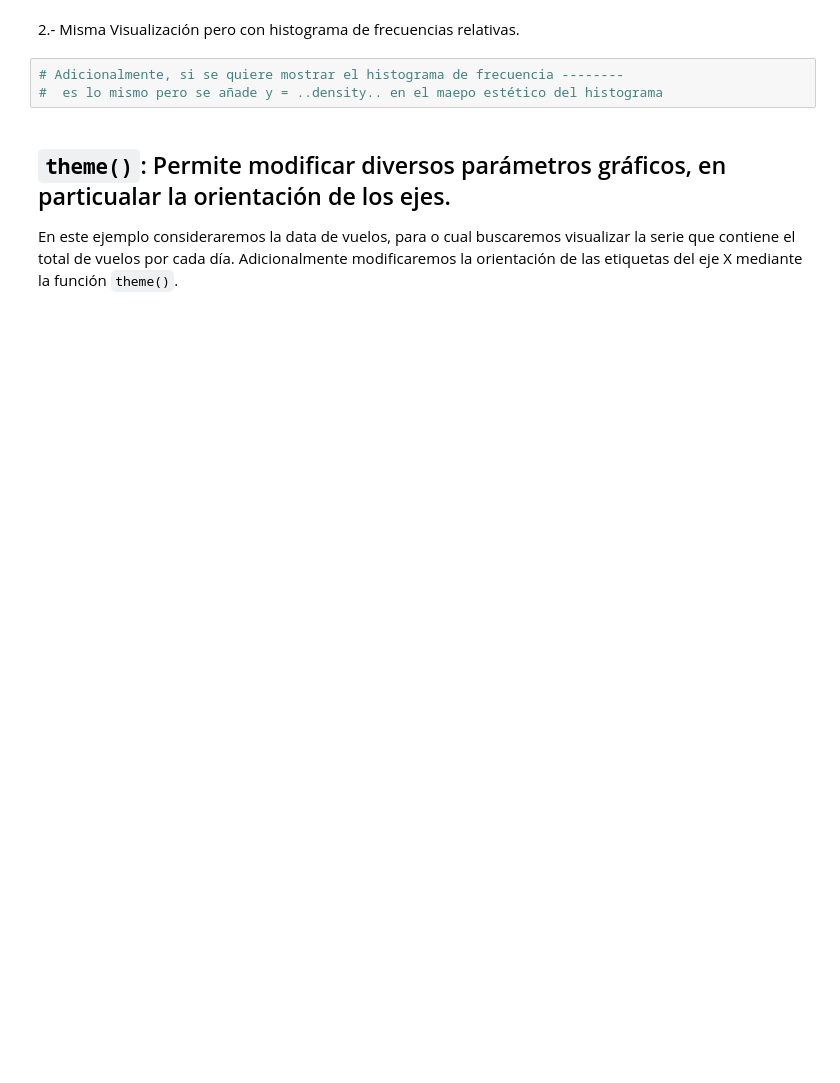
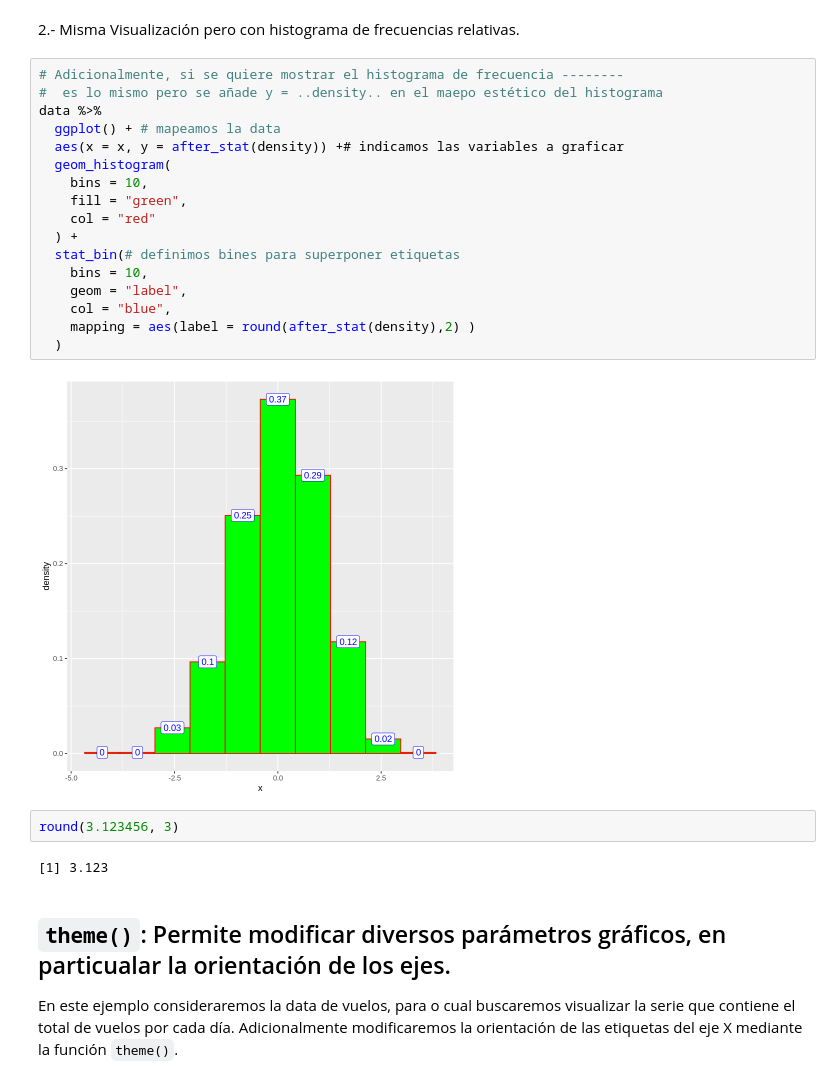
Before and after one commit to majorquev/DBDC_202406_Programacion_en_R_para_ciencia_de_datos, a Jupyter notebook: Clases/C5/00_Ejemplos_adicionales_ggplot2.ipynb, the cells around one changed output. Drawn from its saved outputs; the diff is of its cells as text; blank space fills up the shorter version.

```diff
--- a/Clases/C5/00_Ejemplos_adicionales_ggplot2.ipynb
+++ b/Clases/C5/00_Ejemplos_adicionales_ggplot2.ipynb
@@ -29,6 +62,26 @@ data<-data.frame(x = rnorm(1000))
 # %%
 # Adicionalmente, si se quiere mostrar el histograma de frecuencia --------
 #  es lo mismo pero se añade y = ..density.. en el maepo estético del histograma
+data %>%
+  ggplot() + # mapeamos la data
+  aes(x = x, y = after_stat(density)) +# indicamos las variables a graficar
+  geom_histogram(
+    bins = 10,
+    fill = "green",
+    col = "red"
+  ) +
+  stat_bin(# definimos bines para superponer etiquetas
+    bins = 10,
+    geom = "label",
+    col = "blue",
+    mapping = aes(label = round(after_stat(density),2) )
+  )
+# %% [output]
+[figure, added]
+# %%
+round(3.123456, 3)
+# %% [output]
+[1] 3.123
 # %% [markdown]
 ## `theme()`: Permite modificar diversos parámetros gráficos, en particualar la orientación de los ejes.
 
```
Also changed, not shown: parts of 13 cells of this notebook.
